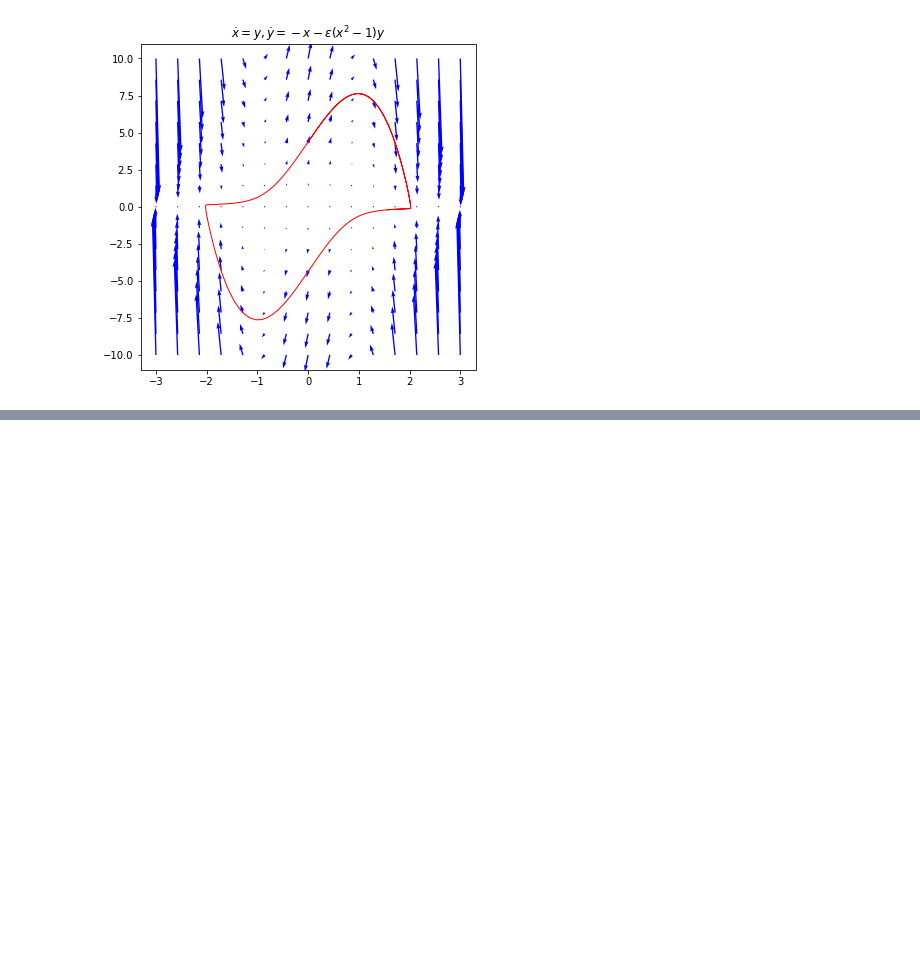
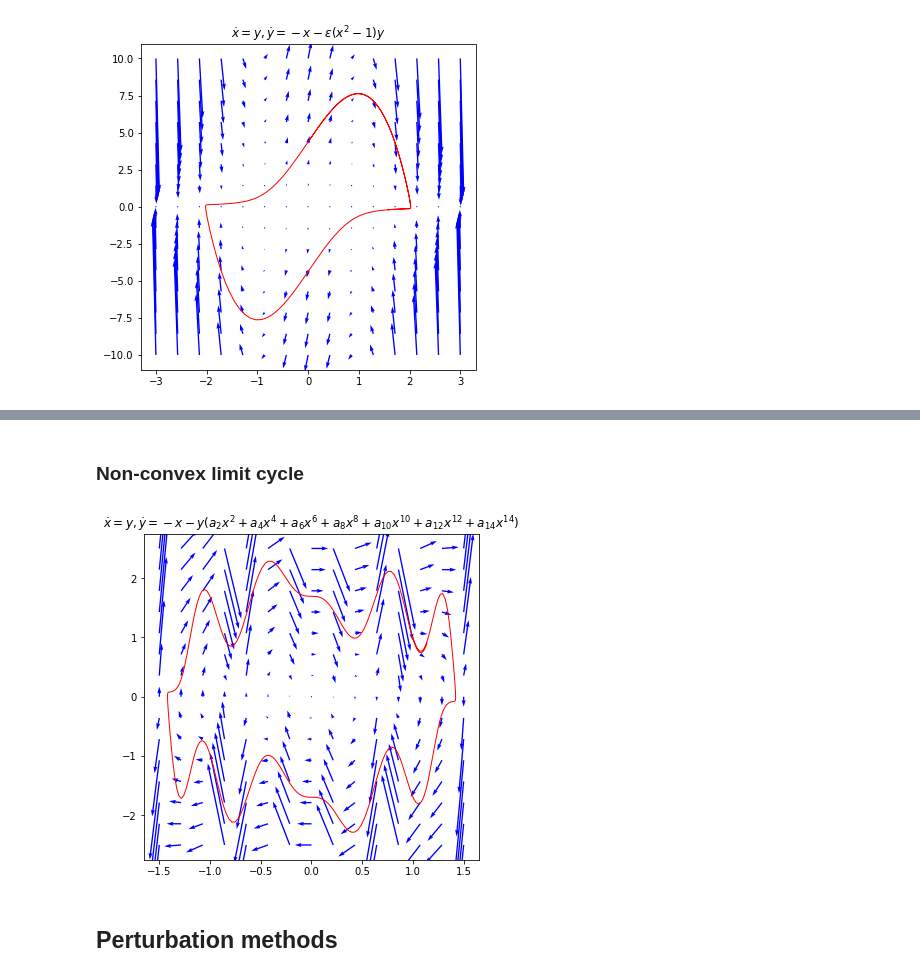
Before and after one commit to koulakis/dynamical-systems, a Jupyter notebook: 05_limit_cycles.ipynb, the cells around one changed output, grey strips where cells are left out. Drawn from its saved outputs; the diff is of its cells as text; code cells hidden in the pictures; blank space fills up the shorter version.

```diff
--- a/05_limit_cycles.ipynb
+++ b/05_limit_cycles.ipynb
@@ -81,0 +108,25 @@ plt.show()
+# %% [markdown]
+### Non-convex limit cycle
+# %%
+xlim = (-1.5, 1.5)
+ylim = (-2.5, 2.5)
+
+def dx_dt(x, t):
+    a2, a4, a6, a8, a10, a12, a14 = 90, -882, 2598.4, -3359.997, 2133.34, -651.638, 76.38
+    return [x[1], -x[0] -x[1]*(a2*x[0]**2 + a4*x[0]**4 + a6*x[0]**6 + a8*x[0]**8 + a10*x[0]**10 + a12*x[0]**12 + a14 * x[0]**14)]
+
+plt.figure(figsize=(6, 6))
+plt.title('$\\dot{x} = y, \\dot{y} = -x -y(a_2x^2 + a_4x^4 + a_6x^6 + a_8x^8 + a_{10}x^{10} + a_{12}x^{12} + a_{14}x^{14})$')
+
+plot_traj([1, 1], dx_dt, fw=7, bw=0, n_time_samples=500)
+
+plot_field(dx_dt, xlim, ylim, scale=50)
+
+plt.xlim(np.array(xlim) * 1.1)
+plt.ylim(np.array(ylim) * 1.1)
+
+plt.show()
+# %% [output]
+[figure, added]
+# %% [markdown]
+## Perturbation methods
```
Also changed, not shown: parts of 3 cells of this notebook.
